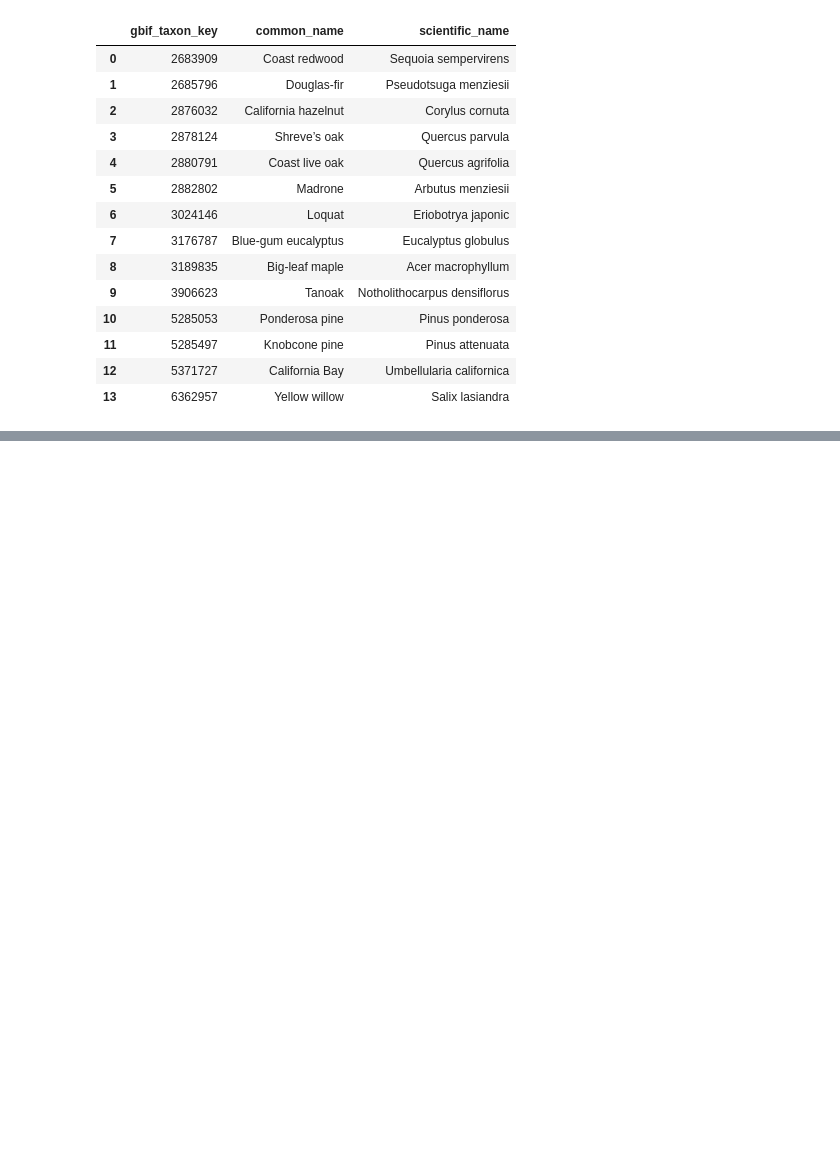
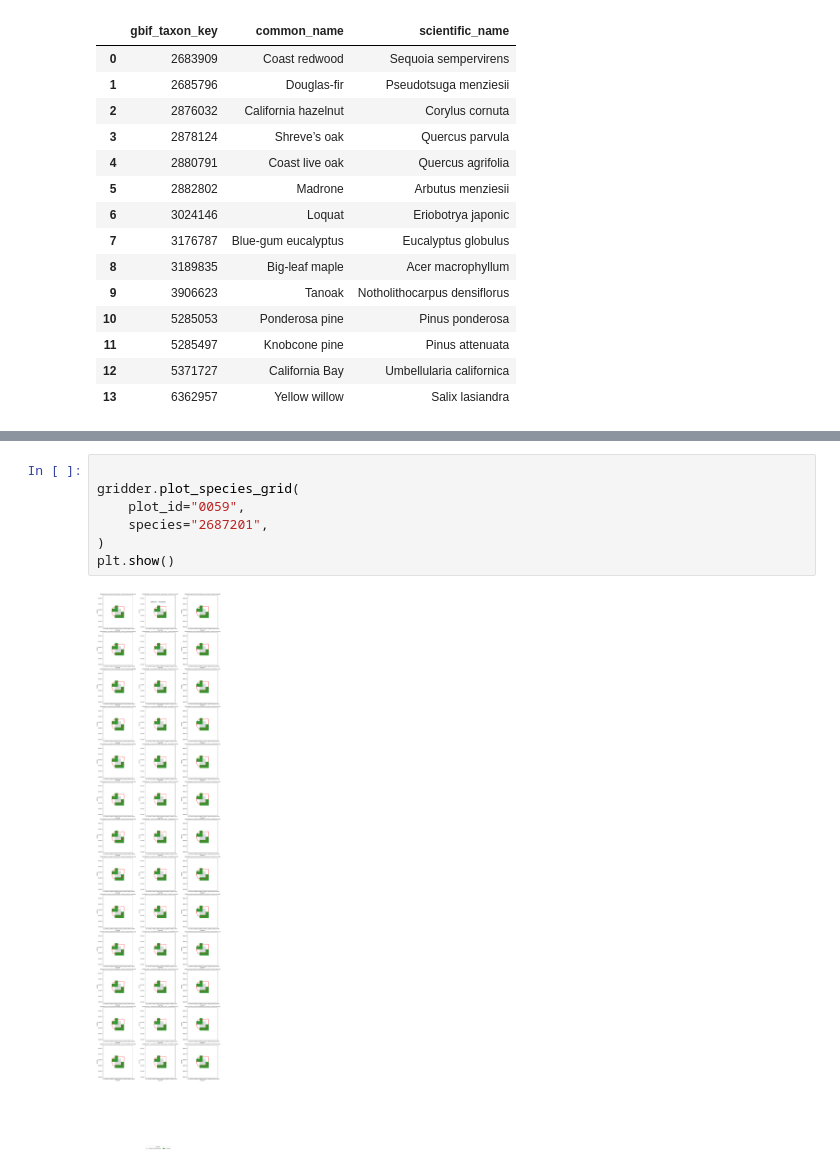
Before and after one commit to dangause/rs-hsi-botany, a Jupyter notebook: notebooks/pipeline/4_grid_tree_data_to_hrs.ipynb, the cells around one changed output, grey strips where cells are left out. Drawn from its saved outputs; the diff is of its cells as text; blank space fills up the shorter version.

```diff
--- a/notebooks/pipeline/4_grid_tree_data_to_hrs.ipynb
+++ b/notebooks/pipeline/4_grid_tree_data_to_hrs.ipynb
@@ -78,0 +117,9 @@ plt.show()
+# %%
+
+gridder.plot_species_grid(
+    plot_id="0059",
+    species="2687201",
+)
+plt.show()
+# %% [output]
+[figure, added]
```
Also changed, not shown: parts of 8 cells of this notebook, 8 other files.
